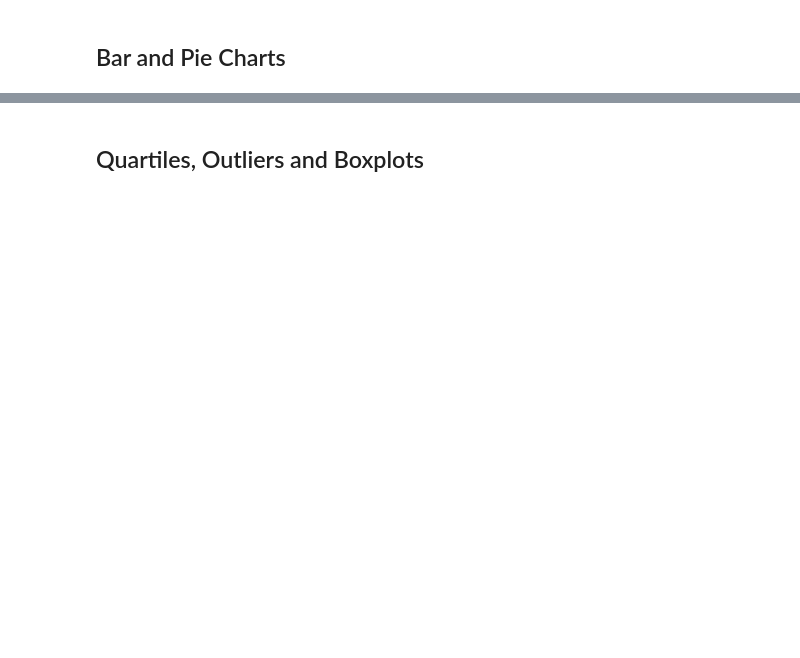
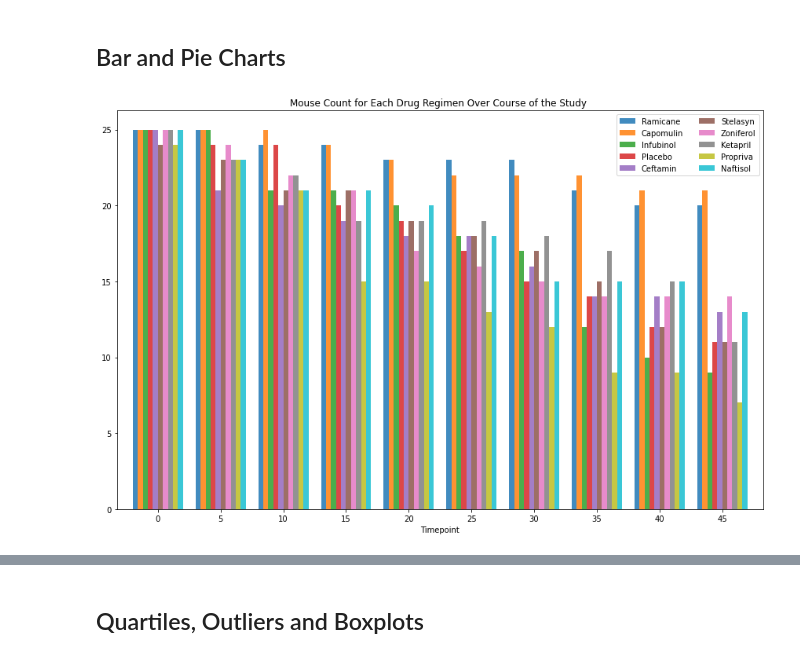
Before and after one commit to dcurrigan/matplotlib-challenge, a Jupyter notebook: pymaceuticals_starter.ipynb, the cells around one changed output, grey strips where cells are left out. Cells and saved outputs as stored; diff of their text form; code cells hidden in the pictures; blank space fills up the shorter version.

```diff
--- a/pymaceuticals_starter.ipynb
+++ b/pymaceuticals_starter.ipynb
@@ -110,0 +124,20 @@ Number of unique mice in the clean DataFrame is: 248
+# %%
+# -- BAR PLOT USING PANDAS -- #
+
+# Create a dataframe with only the unique Timepoints
+plot_data = pd.DataFrame({"Timepoint":df['Timepoint'].unique()})
+
+# Iterate throught the drug regimens, grouping their data by timepoint and counting number of mice
+for treatment in df['Drug Regimen'].unique():
+    data = df[df['Drug Regimen'] == treatment].groupby(['Timepoint'])['Mouse ID'].nunique().reset_index()
+    plot_data[treatment] = data['Mouse ID']
+
+# Plot the resulting DataFrame using Pandas.plot
+mouse_plot = plot_data.plot.bar(x="Timepoint", figsize=(12,8), rot="horizontal", width=0.8, alpha=0.85,
+                                legend=True, title="Mouse Count for Each Drug Regimen Over Course of the Study ")
+
+plt.tight_layout()
+plt.legend(ncol=2)
+plt.show()
+# %% [output]
+[figure, added]
```
Also changed, not shown: parts of 17 cells of this notebook, 1 other file.
